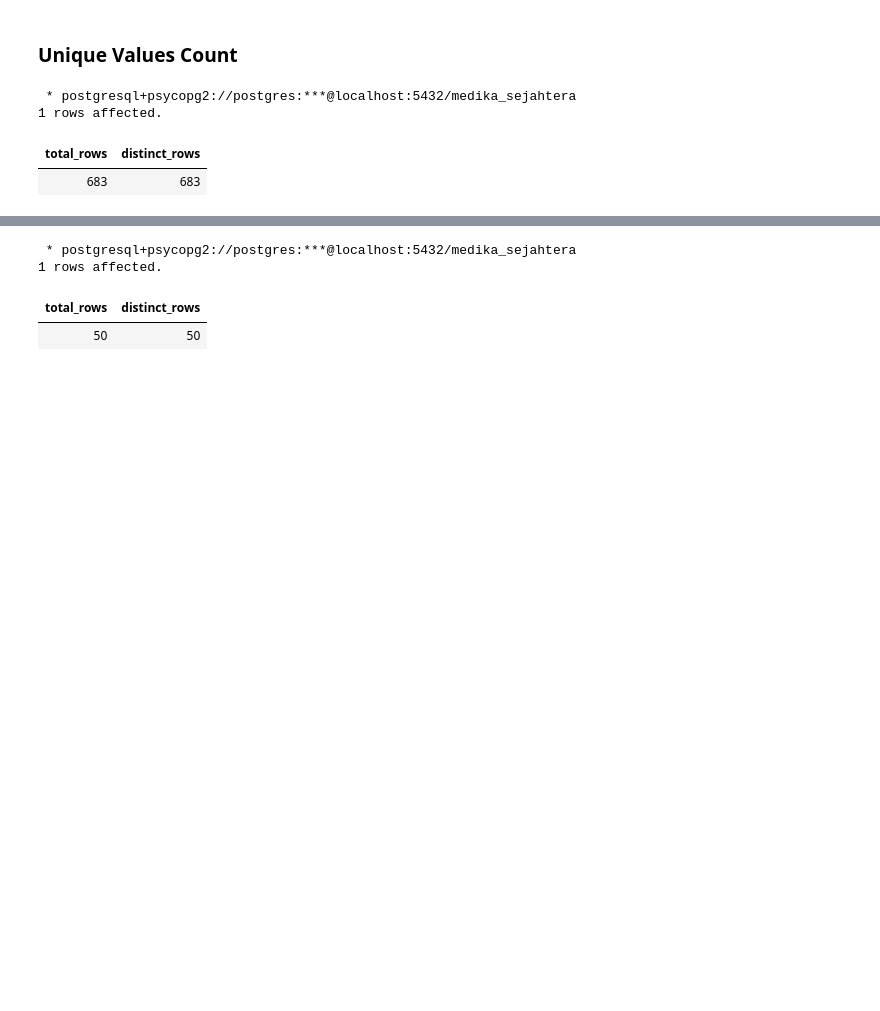
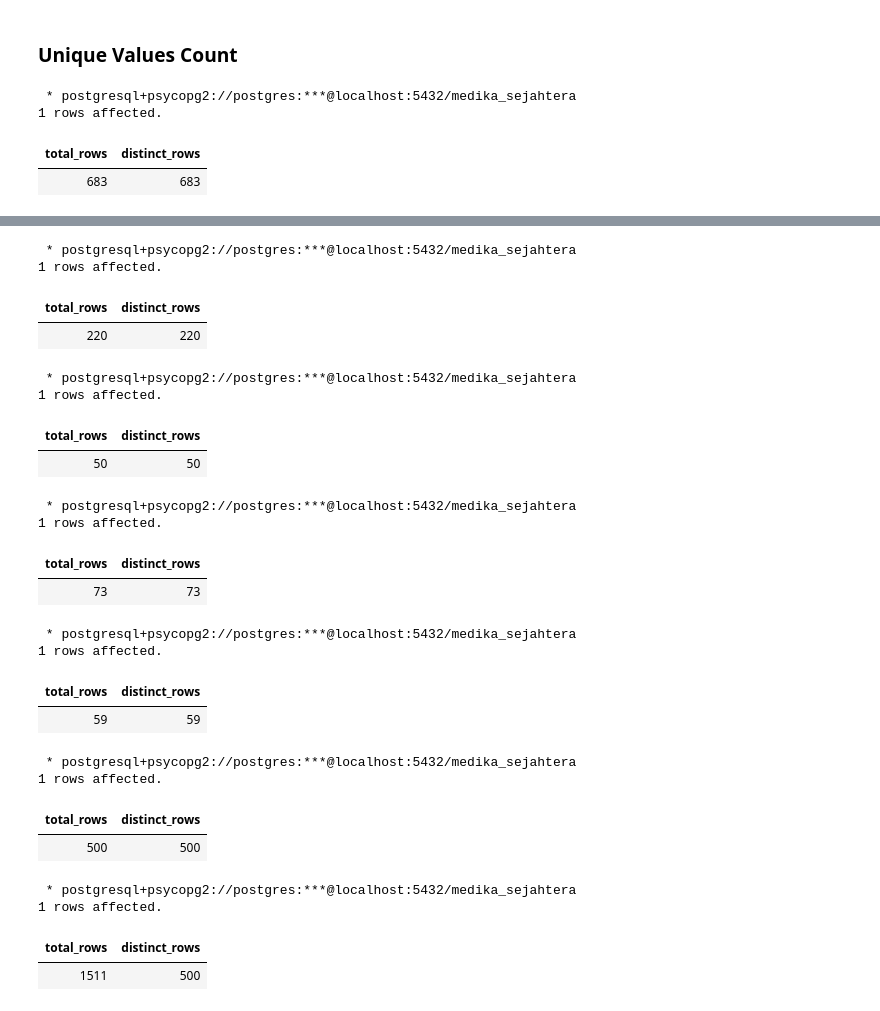
Before and after one commit to Rpfitrah/return-analysis-medika-sejahtera, a Jupyter notebook: Notebook/01_data_understanding.ipynb, the cells around one changed output, grey strips where cells are left out. Drawn from its saved outputs; the diff is of its cells as text; code cells hidden in the pictures; blank space fills up the shorter version.

Commit message:
unique value count

```diff
--- a/Notebook/01_data_understanding.ipynb
+++ b/Notebook/01_data_understanding.ipynb
@@ -608,3 +608,15 @@ FROM invoice_data
+# %%
+%%sql
+
+SELECT
+    COUNT(*) AS total_rows,
+    COUNT(DISTINCT customer_id) AS distinct_rows
+FROM master_customer
+# %% [output]
+ * postgresql+psycopg2://postgres:***@localhost:5432/medika_sejahtera
+1 rows affected.
+| total_rows | distinct_rows |
+| 220 | 220 |
 # %%
 %%sql
 
@@ -617,3 +629,51 @@ FROM master_sales_rep
 1 rows affected.
 | total_rows | distinct_rows |
 | 50 | 50 |
+# %%
+%%sql
+
+SELECT
+    COUNT(*) AS total_rows,
+    COUNT(DISTINCT sku_id) AS distinct_rows
+FROM master_sku
+# %% [output]
+ * postgresql+psycopg2://postgres:***@localhost:5432/medika_sejahtera
+1 rows affected.
+| total_rows | distinct_rows |
+| 73 | 73 |
+# %%
+%%sql
+
+SELECT
+    COUNT(*) AS total_rows,
+    COUNT(DISTINCT retur_id) AS distinct_rows
+FROM return_data
+# %% [output]
+ * postgresql+psycopg2://postgres:***@localhost:5432/medika_sejahtera
+1 rows affected.
+| total_rows | distinct_rows |
+| 59 | 59 |
+# %%
+%%sql
+
+SELECT
+    COUNT(*) AS total_rows,
+    COUNT(DISTINCT so_id) AS distinct_rows
+FROM so_data
+# %% [output]
+ * postgresql+psycopg2://postgres:***@localhost:5432/medika_sejahtera
+1 rows affected.
+| total_rows | distinct_rows |
+| 500 | 500 |
+# %%
+%%sql
+
+SELECT
+    COUNT(*) AS total_rows,
+    COUNT(DISTINCT so_id) AS distinct_rows
+FROM so_detail
+# %% [output]
+ * postgresql+psycopg2://postgres:***@localhost:5432/medika_sejahtera
+1 rows affected.
+| total_rows | distinct_rows |
+| 1511 | 500 |
```
Also changed, not shown: parts of 2 cells of this notebook.
